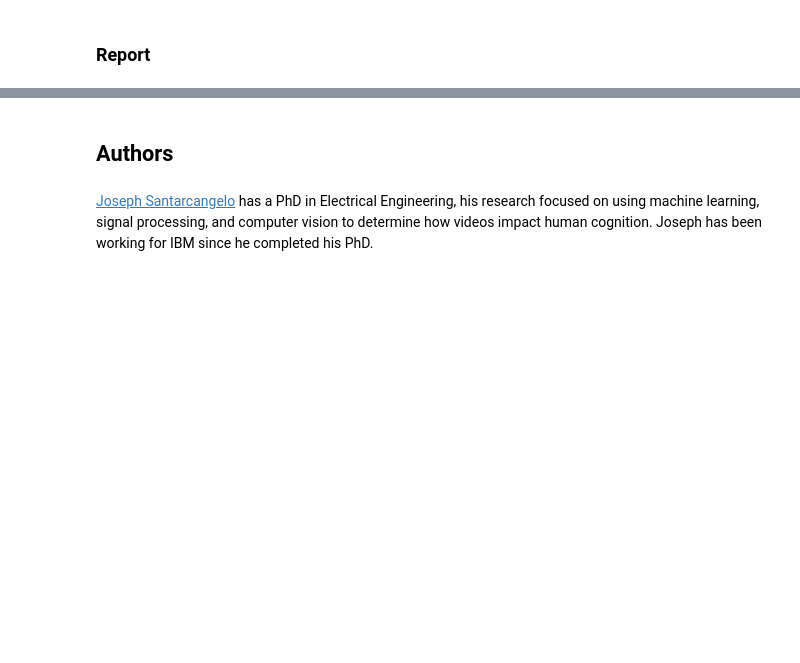
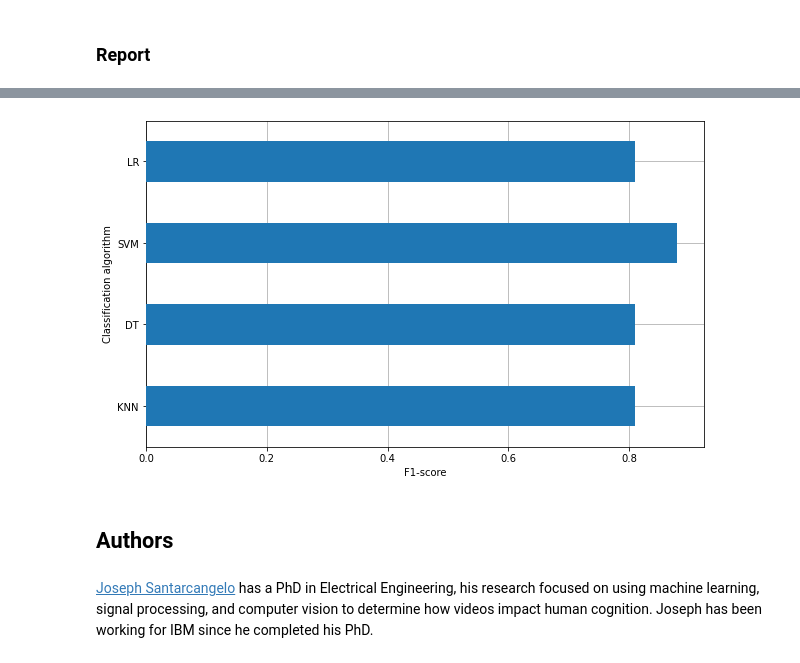
Before and after one commit to aleg83/applied_data_science, a Jupyter notebook: SpaceX_Machine_Learning_Prediction.ipynb, the cells around one changed output, grey strips where cells are left out. Cells and saved outputs as stored; diff of their text form; code cells hidden in the pictures; blank space fills up the shorter version.

```diff
--- a/SpaceX_Machine_Learning_Prediction.ipynb
+++ b/SpaceX_Machine_Learning_Prediction.ipynb
@@ -411,3 +418,18 @@ KNN performance based on F1-score: 0.76
+# %%
+# bar plot of the F1-score
+F1_list = [0.81, 0.81, 0.88, 0.81]
+names = ['KNN', 'DT', 'SVM', 'LR']
+data = pd.DataFrame(list(zip(names, F1_list)), columns = ['algorithm','F1-score'])
+ax = data.plot(kind='barh', y='F1-score', x='algorithm', figsize=(10, 6), zorder=3)
+ax.grid(zorder=0) # set a grid with lower order than the bars to have it behind
+ax.get_legend().remove() # we do not need a legend for this plot
+
+plt.xlabel('F1-score')
+plt.ylabel('Classification algorithm')
+
+plt.show()
+# %% [output]
+[figure, added]
 # %% [markdown]
 ## Authors
 # %% [markdown]
```
Also changed, not shown: parts of 20 cells of this notebook.
